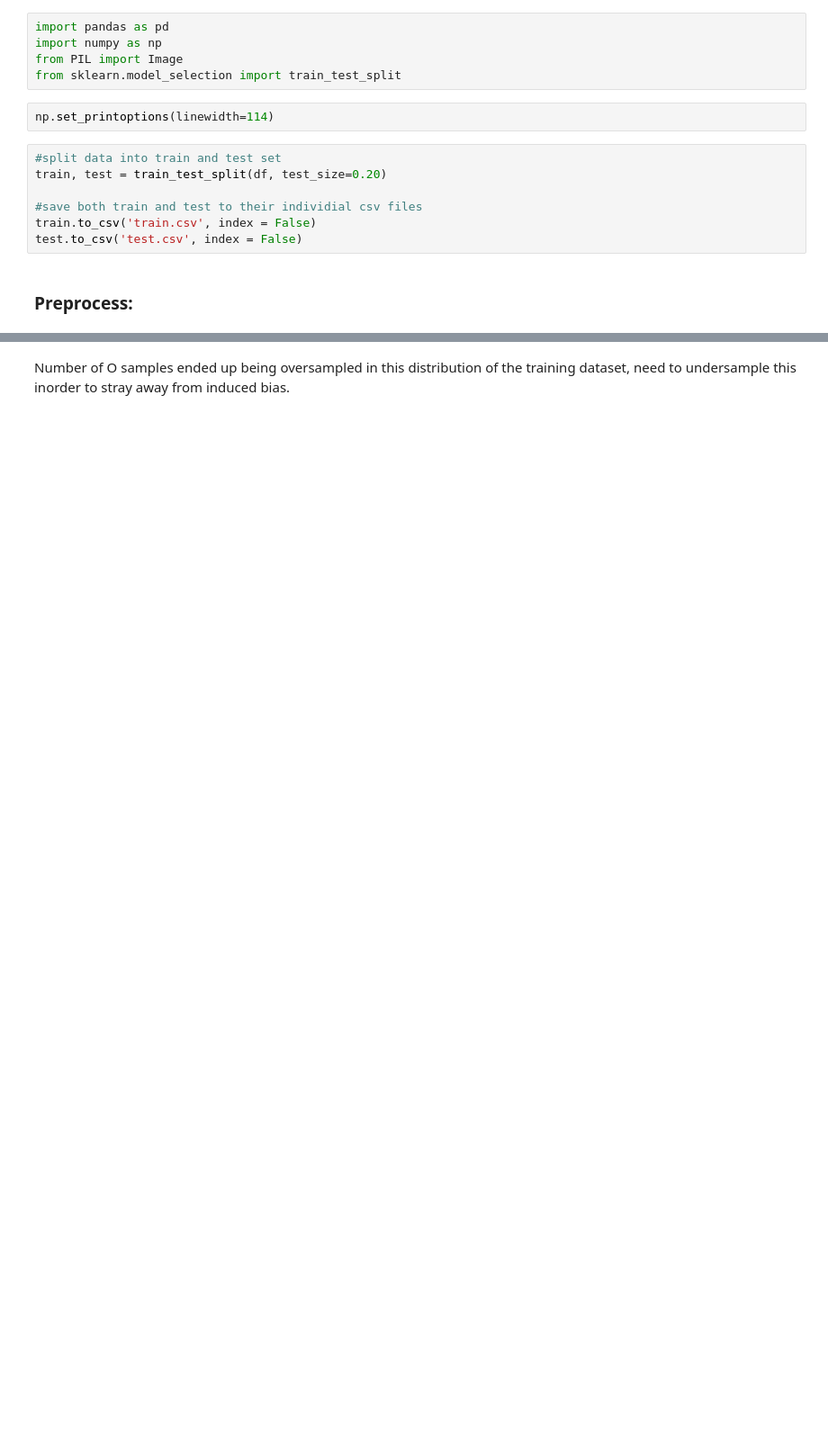
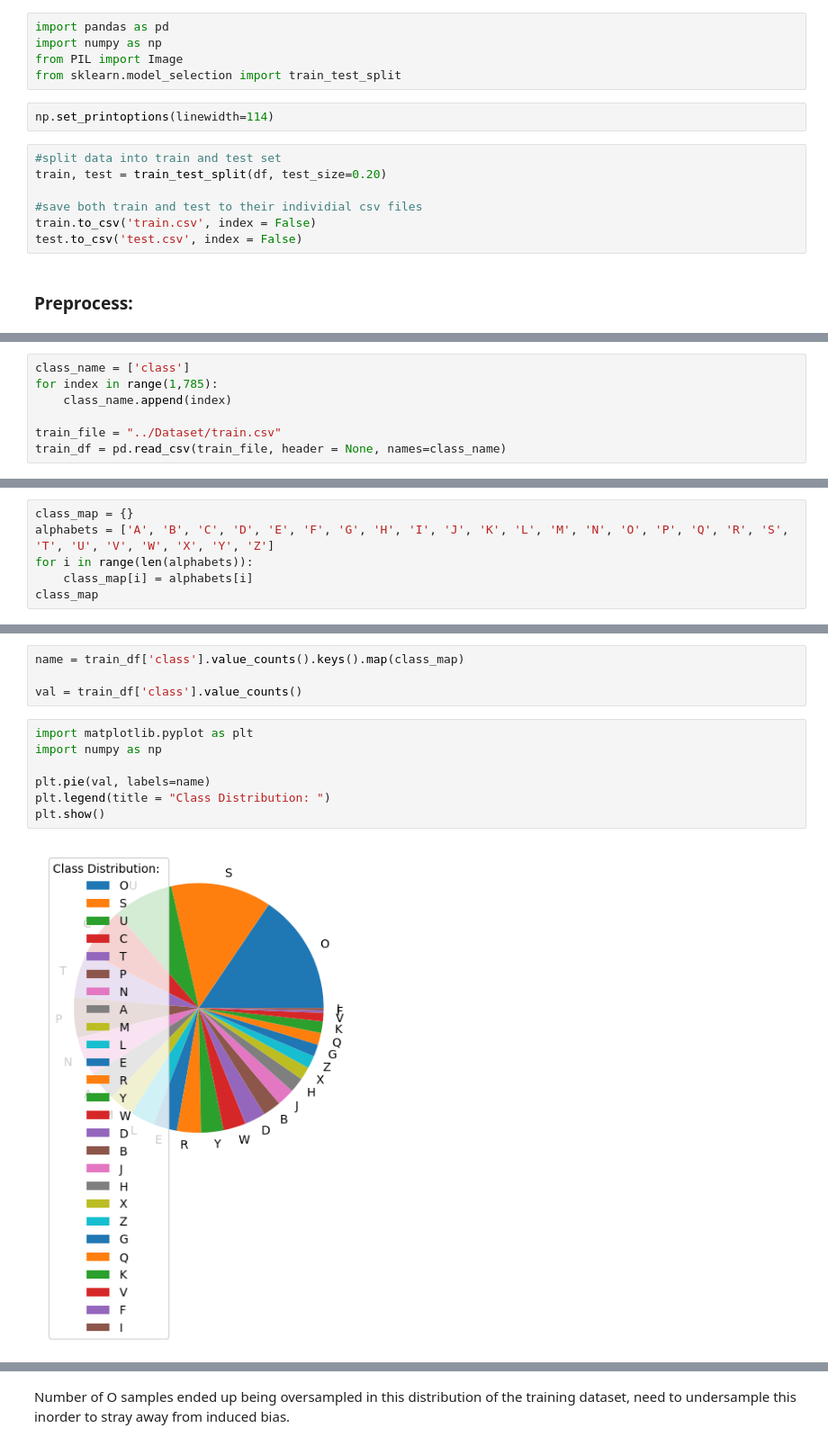
Before and after one commit to ArpithaSrinivas5/CMPE255_DataMinningProject, a Jupyter notebook: Ankita/AJ's_Copy_of_testing_ground.ipynb, the cells around one changed output, grey strips where cells are left out. Shown at 90% size. Drawn from its saved outputs; the diff is of its cells as text; blank space fills up the shorter version.

```diff
--- a/Ankita/AJ's_Copy_of_testing_ground.ipynb
+++ b/Ankita/AJ's_Copy_of_testing_ground.ipynb
@@ -44,0 +30,7 @@ px.imshow(train_data[1000], color_continuous_scale='magma')
+# %%
+class_name = ['class']
+for index in range(1,785):
+    class_name.append(index)
+
+train_file = "../Dataset/train.csv"
+train_df = pd.read_csv(train_file, header = None, names=class_name)
@@ -44,0 +47,6 @@ px.imshow(train_data[1000], color_continuous_scale='magma')
+# %%
+class_map = {}
+alphabets = ['A', 'B', 'C', 'D', 'E', 'F', 'G', 'H', 'I', 'J', 'K', 'L', 'M', 'N', 'O', 'P', 'Q', 'R', 'S', 'T', 'U', 'V', 'W', 'X', 'Y', 'Z']
+for i in range(len(alphabets)):
+    class_map[i] = alphabets[i]
+class_map
@@ -44,0 +77,13 @@ px.imshow(train_data[1000], color_continuous_scale='magma')
+# %%
+name = train_df['class'].value_counts().keys().map(class_map)
+
+val = train_df['class'].value_counts()
+# %%
+import matplotlib.pyplot as plt
+import numpy as np
+
+plt.pie(val, labels=name)
+plt.legend(title = "Class Distribution: ")
+plt.show()
+# %% [output]
+[figure, added]
```
Also changed, not shown: parts of 28 cells of this notebook.
